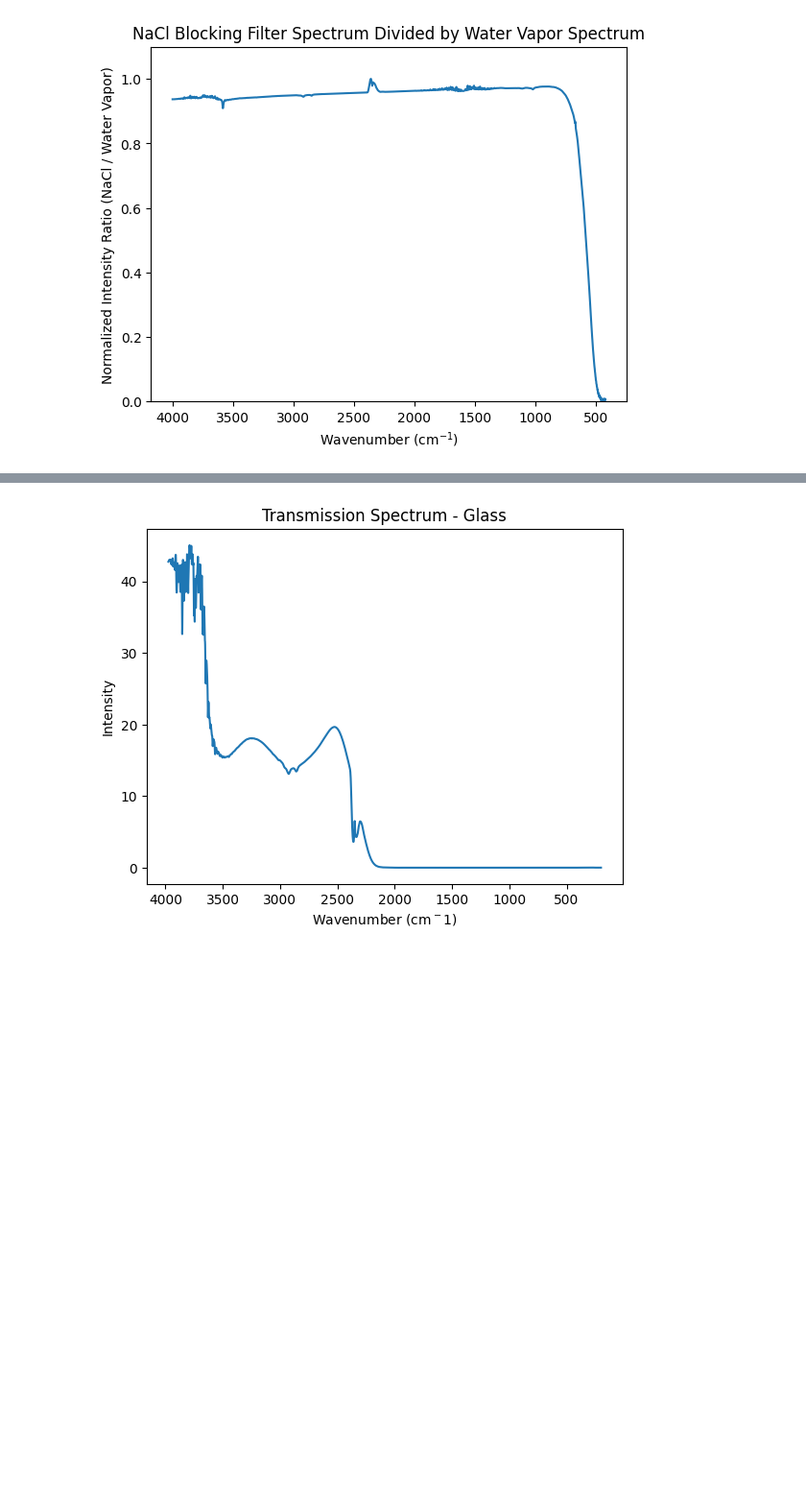
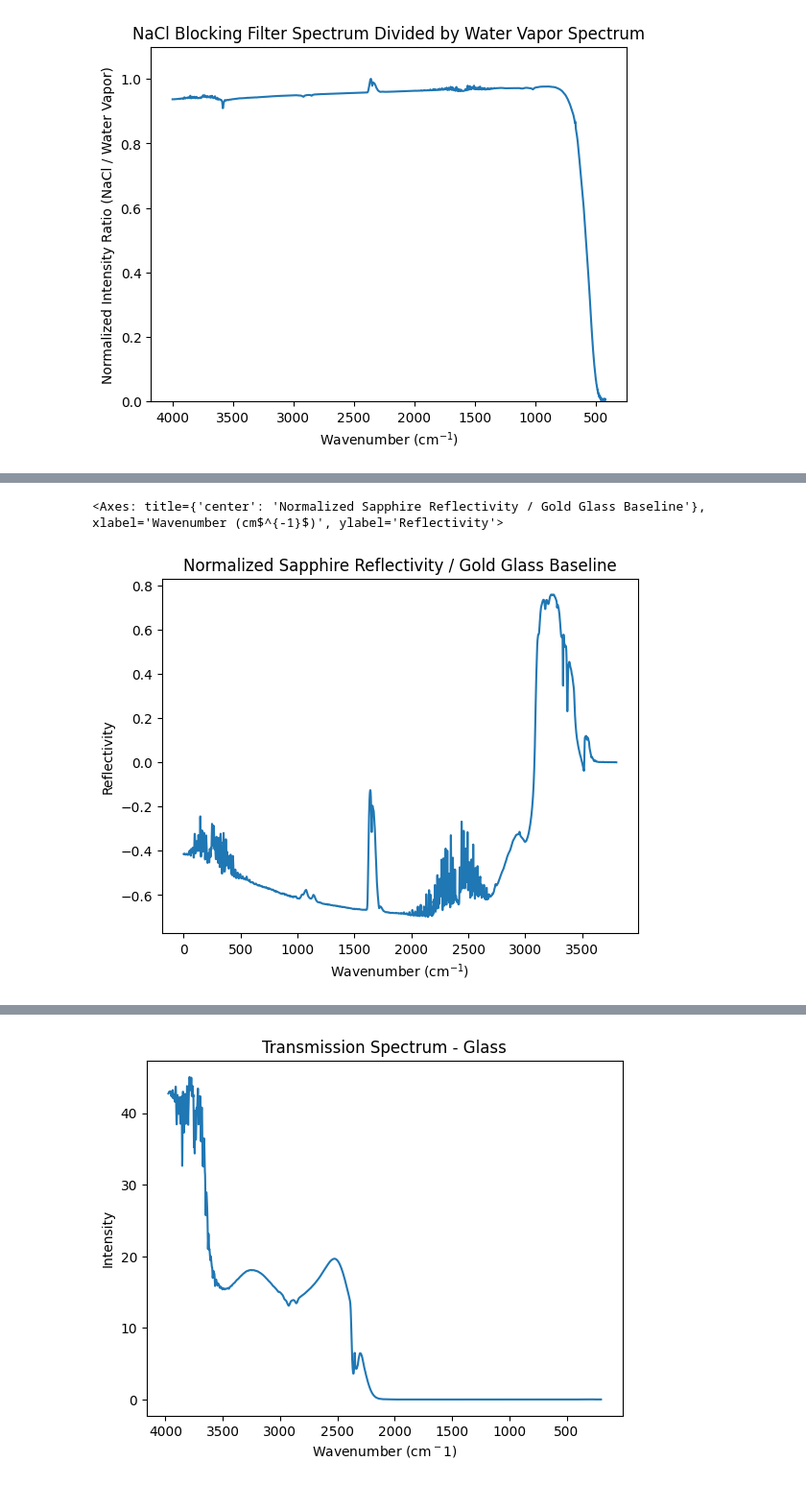
Before and after one commit to kearb-stomp/AdvLabs, a Jupyter notebook: Lab 1/Lab 6 - Lattice Vibrations.ipynb, the cells around one changed output, grey strips where cells are left out. Shown at 96% size. Cells and saved outputs as stored; diff of their text form; code cells hidden in the pictures; blank space fills up the shorter version.

```diff
--- a/Lab 1/Lab 6 - Lattice Vibrations.ipynb
+++ b/Lab 1/Lab 6 - Lattice Vibrations.ipynb
@@ -273,0 +537,7 @@ plt.show()
+# %%
+### Create normalized data for sapphire reflectiivity / gold glass baseline
+spectrum_dict['Sapphire Reflectivity']['NormDivGold'] = spectrum_dict['Sapphire Reflectivity']['Normalized Intensity'] - spectrum_dict['Gold Mirror Reflectivity']['Normalized Intensity']
+spectrum_dict['Sapphire Reflectivity']['NormDivGold'].plot(title='Normalized Sapphire Reflectivity / Gold Glass Baseline', xlabel='Wavenumber (cm$^{-1}$)', ylabel='Reflectivity')
+# %% [output]
+<Axes: title={'center': 'Normalized Sapphire Reflectivity / Gold Glass Baseline'}, xlabel='Wavenumber (cm$^{-1}$)', ylabel='Reflectivity'>
+[figure, added]
```
Also changed, not shown: parts of 8 cells of this notebook, 2 other files.
